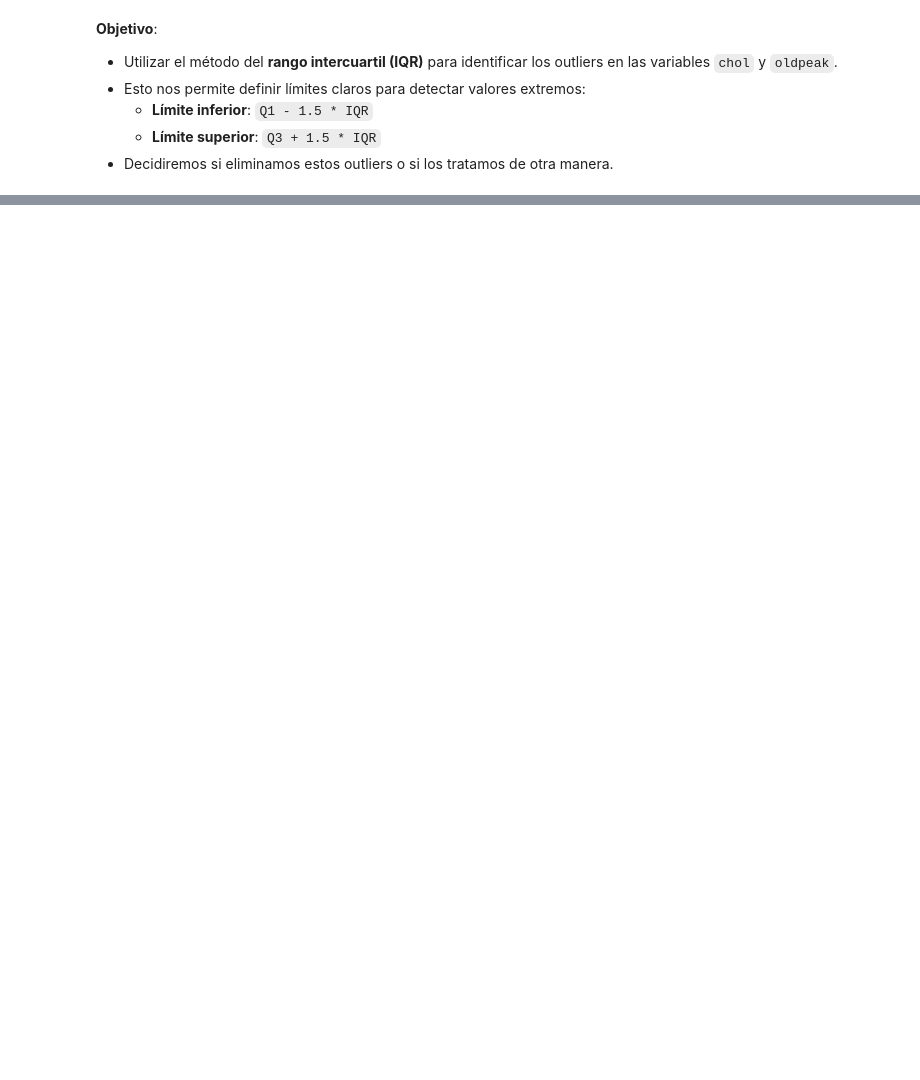
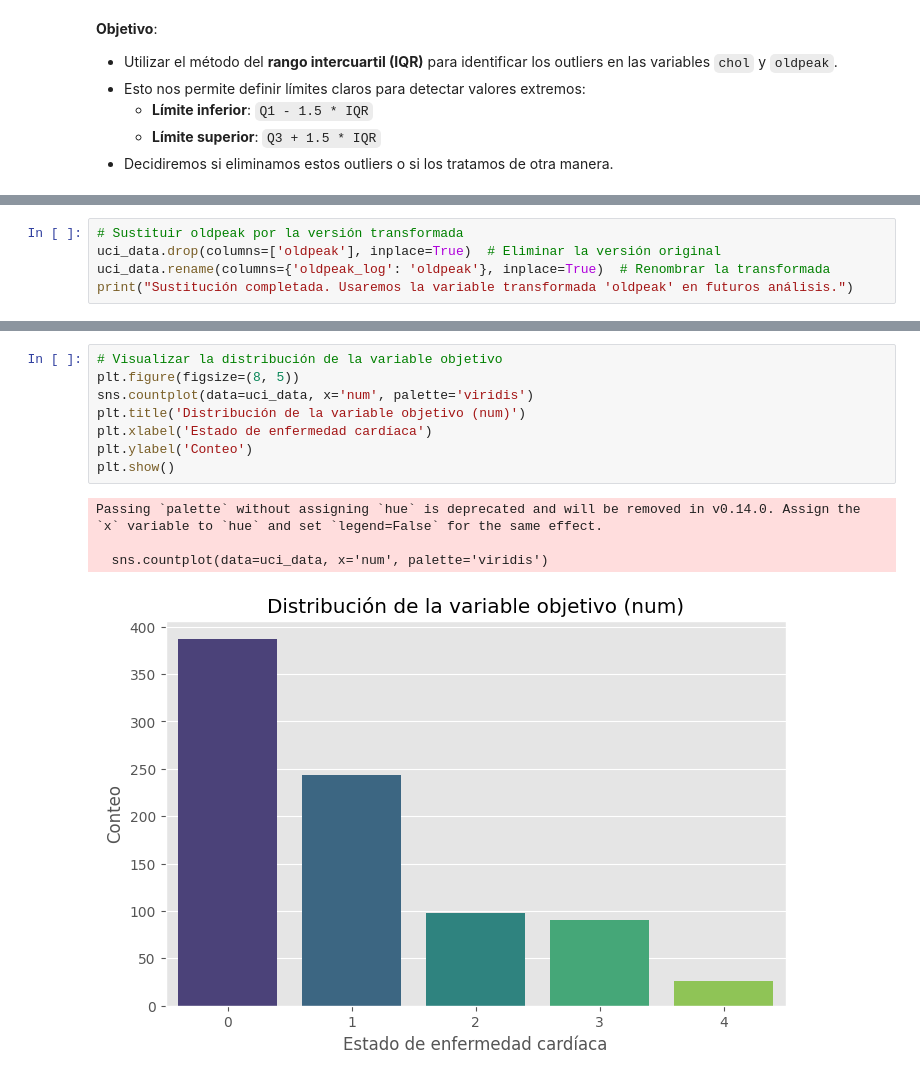
Before and after one commit to jarkillo/Missing-Keys, a Jupyter notebook: Heart_con_teoria.ipynb, the cells around one changed output, grey strips where cells are left out. Cells and saved outputs as stored; diff of their text form; blank space fills up the shorter version.

```diff
--- a/Heart_con_teoria.ipynb
+++ b/Heart_con_teoria.ipynb
@@ -399,0 +636,5 @@ Outliers detectados en oldpeak: 16
+# %%
+# Sustituir oldpeak por la versión transformada
+uci_data.drop(columns=['oldpeak'], inplace=True)  # Eliminar la versión original
+uci_data.rename(columns={'oldpeak_log': 'oldpeak'}, inplace=True)  # Renombrar la transformada
+print("Sustitución completada. Usaremos la variable transformada 'oldpeak' en futuros análisis.")
@@ -399,0 +659,13 @@ Outliers detectados en oldpeak: 16
+# %%
+# Visualizar la distribución de la variable objetivo
+plt.figure(figsize=(8, 5))
+sns.countplot(data=uci_data, x='num', palette='viridis')
+plt.title('Distribución de la variable objetivo (num)')
+plt.xlabel('Estado de enfermedad cardíaca')
+plt.ylabel('Conteo')
+plt.show()
+# %% [output]
+Passing `palette` without assigning `hue` is deprecated and will be removed in v0.14.0. Assign the `x` variable to `hue` and set `legend=False` for the same effect.
+
+  sns.countplot(data=uci_data, x='num', palette='viridis')
+[figure, added]
```
Also changed, not shown: parts of 57 cells of this notebook, 1 other file.
